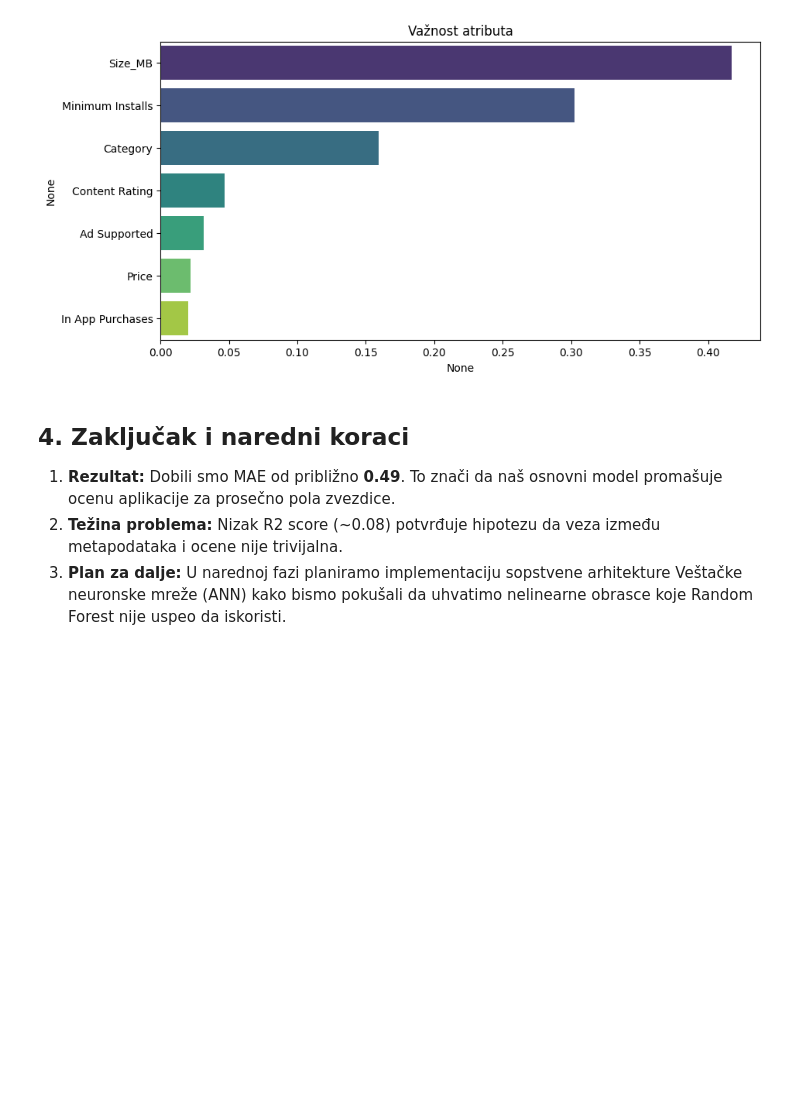
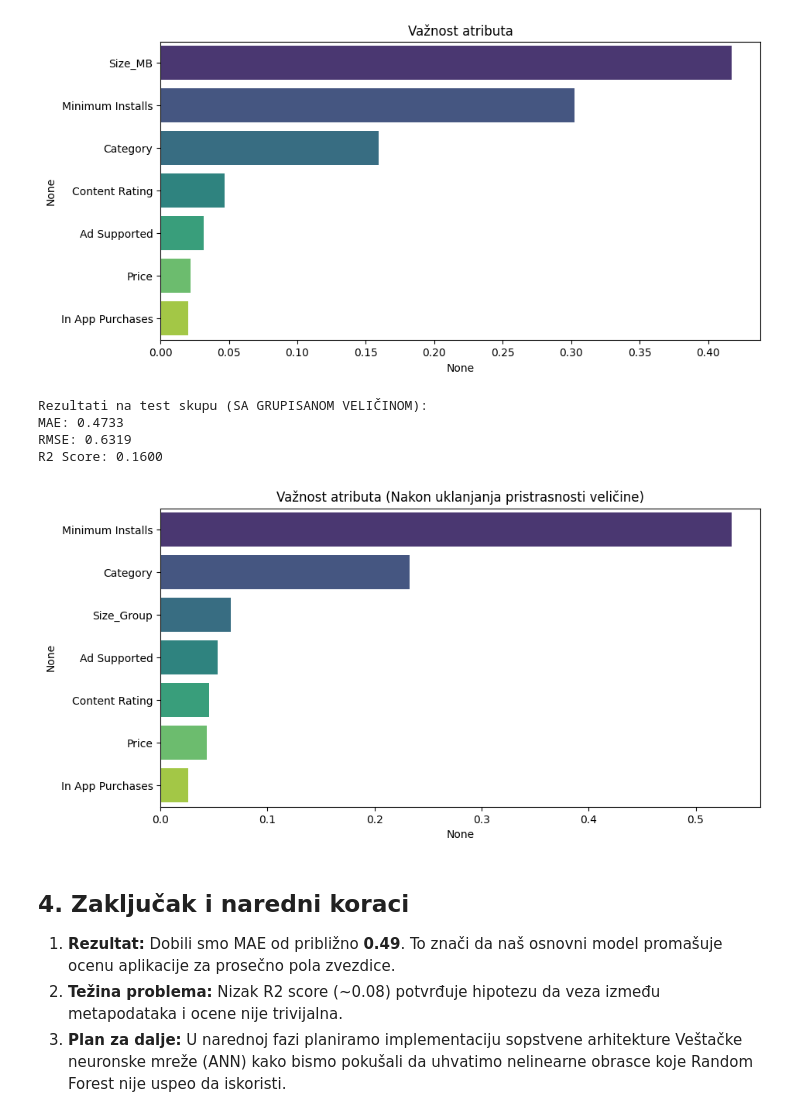
Before and after one commit to LukaSavkov/siap-projekcija-uspesnosti-mobilne-app, a Jupyter notebook: prva_kontrolna_tacka.ipynb, the cells around one changed output. Drawn from its saved outputs; the diff is of its cells as text; code cells hidden in the pictures; blank space fills up the shorter version.

```diff
--- a/prva_kontrolna_tacka.ipynb
+++ b/prva_kontrolna_tacka.ipynb
@@ -194,6 +213,53 @@ plt.title('Važnost atributa')
 plt.show()
 # %% [output]
 [figure]
+# %%
+from sklearn.model_selection import train_test_split
+from sklearn.preprocessing import LabelEncoder
+from sklearn.ensemble import RandomForestRegressor
+from sklearn.metrics import mean_absolute_error, root_mean_squared_error, r2_score
+import pandas as pd
+import numpy as np
+import matplotlib.pyplot as plt
+import seaborn as sns
+
+bins = [0, 10, 30, 60, 150, 99999]
+labels = ['Veoma mala', 'Mala', 'Srednja', 'Velika', 'Ogromna']
+
+df['Size_Group'] = pd.cut(df['Size_MB'], bins=bins, labels=labels)
+
+features = ['Category', 'Size_Group', 'Minimum Installs', 'Price', 'Content Rating', 'Ad Supported', 'In App Purchases']
+X = df[features].copy()
+y = df['Rating']
+
+label_enc = LabelEncoder()
+X['Category'] = label_enc.fit_transform(X['Category'].astype(str))
+X['Content Rating'] = label_enc.fit_transform(X['Content Rating'].astype(str))
+X['Size_Group'] = label_enc.fit_transform(X['Size_Group'].astype(str))
+
+X_train, X_test, y_train, y_test = train_test_split(X, y, test_size=0.2, random_state=42)
+
+rf_model = RandomForestRegressor(n_estimators=100, random_state=42, n_jobs=-1)
+rf_model.fit(X_train, y_train)
+y_pred = rf_model.predict(X_test)
+
+rmse = root_mean_squared_error(y_test, y_pred)
+print("Rezultati na test skupu (SA GRUPISANOM VELIČINOM):")
+print(f"MAE: {mean_absolute_error(y_test, y_pred):.4f}")
+print(f"RMSE: {rmse:.4f}")
+print(f"R2 Score: {r2_score(y_test, y_pred):.4f}")
+
+plt.figure(figsize=(10, 5))
+feature_imp = pd.Series(rf_model.feature_importances_, index=features).sort_values(ascending=False)
+sns.barplot(x=feature_imp, y=feature_imp.index, hue=feature_imp.index, palette='viridis', legend=False)
+plt.title('Važnost atributa (Nakon uklanjanja pristrasnosti veličine)')
+plt.show()
+# %% [output]
+Rezultati na test skupu (SA GRUPISANOM VELIČINOM):
+MAE: 0.4733
+RMSE: 0.6319
+R2 Score: 0.1600
+[figure, added]
 # %% [markdown]
 ## 4. Zaključak i naredni koraci
 1. **Rezultat:** Dobili smo MAE od približno **0.49**. To znači da naš osnovni model promašuje ocenu aplikacije za prosečno pola zvezdice.
```
Also changed, not shown: parts of 2 cells of this notebook.
